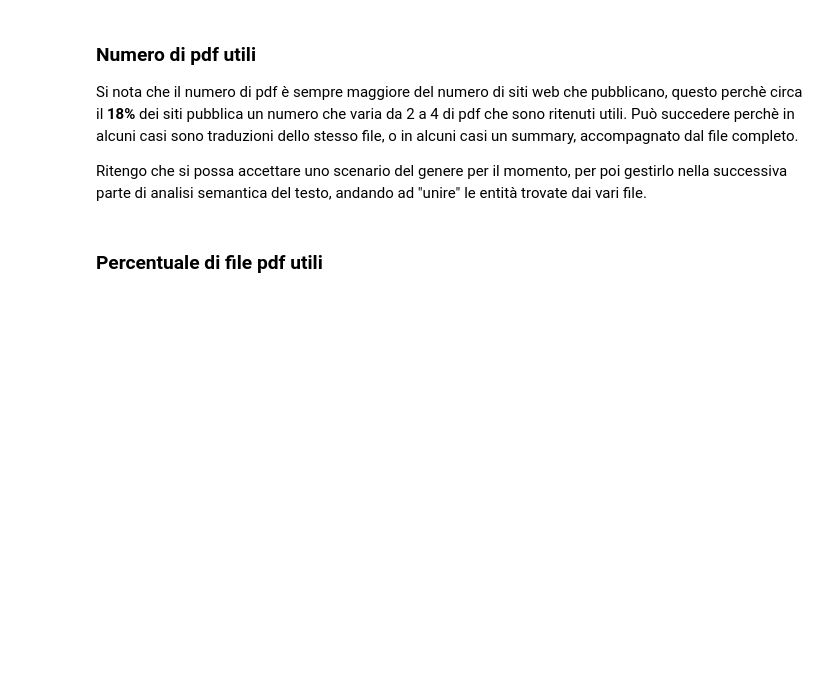
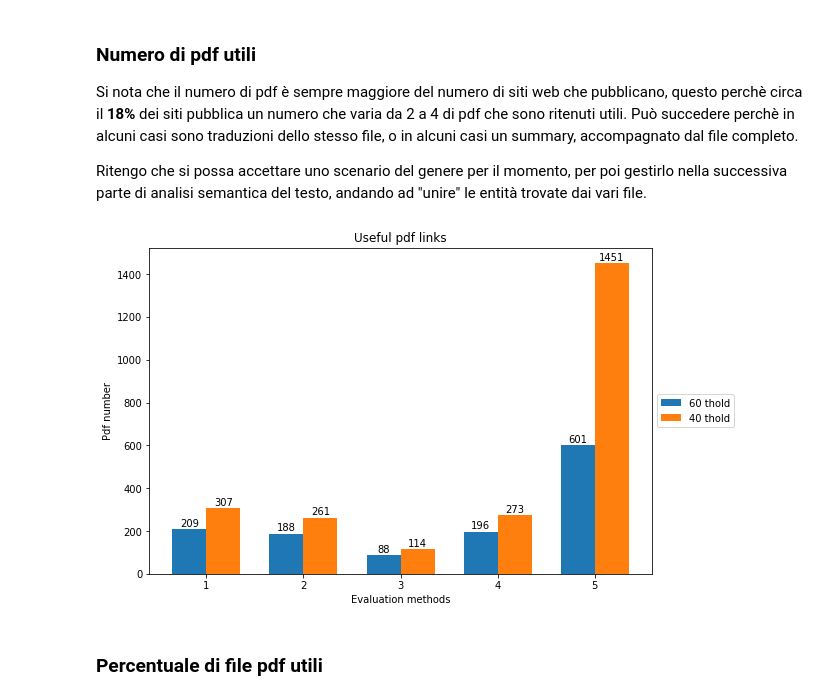
Before and after one commit to tomfran/sustainability_reports_analysis, a Jupyter notebook: notebook.ipynb, the cells around one changed output. Saved outputs shown, nothing was run; the diff lists cells and outputs as text; code cells hidden in the pictures; blank space fills up the shorter version.

```diff
--- a/notebook.ipynb
+++ b/notebook.ipynb
@@ -159,2 +170,8 @@ Ritengo che si possa accettare uno scenario del genere per il momento, per poi g
+# %%
+i = 2
+generate_plot(i, stp)
+plt.show()
+# %% [output]
+[figure, added]
 # %% [markdown]
 ### Percentuale di file pdf utili
```
Also changed, not shown: parts of 14 cells of this notebook, 31 other files.
